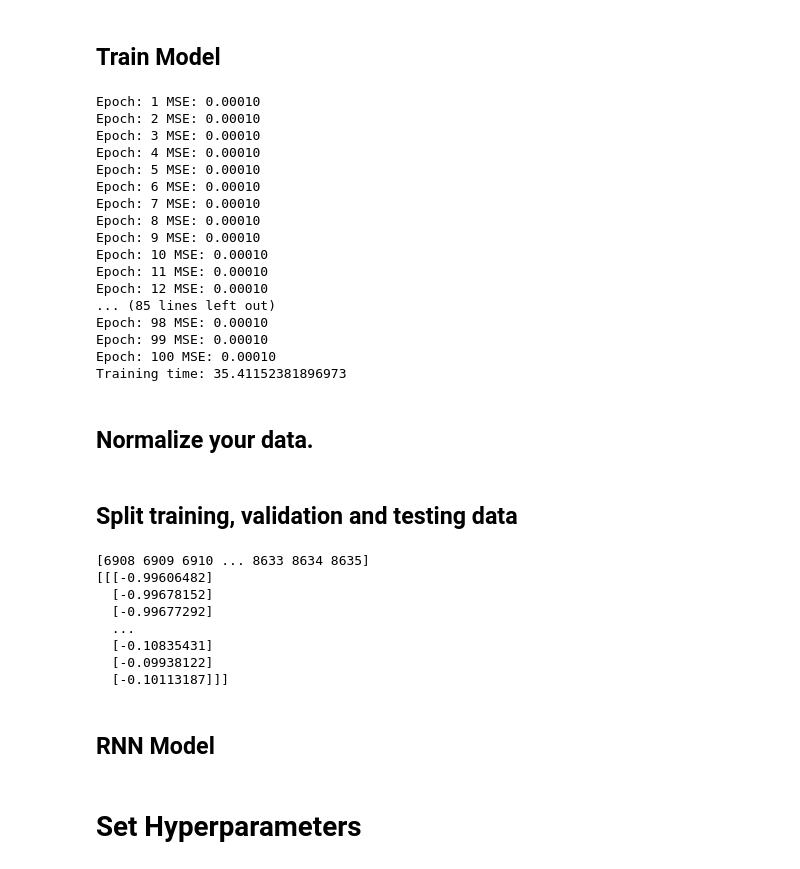
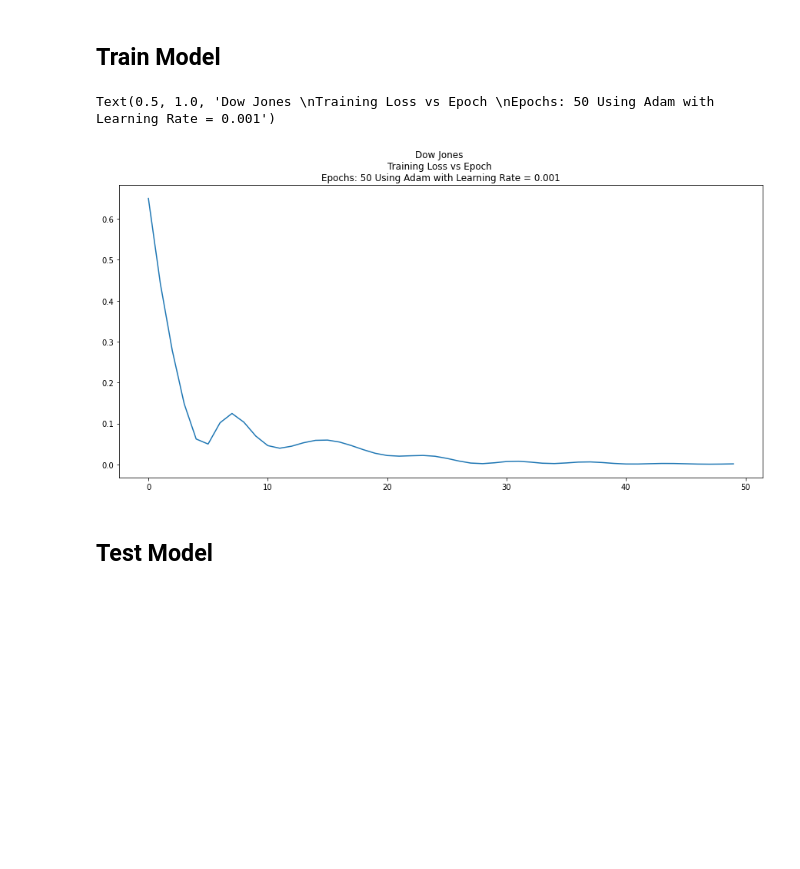
Before and after one commit to egagli/amath563, a Jupyter notebook: labs/7/Lab7_Template.ipynb, the cells around one changed output. Saved outputs shown, nothing was run; the diff lists cells and outputs as text; code cells hidden in the pictures; blank space fills up the shorter version.

```diff
--- a/labs/7/Lab7_Template.ipynb
+++ b/labs/7/Lab7_Template.ipynb
@@ -66,7 +72,9 @@ def normalize_and_split(stock, input_window,train_split):
 def np2tnsr(array):
     return torch.from_numpy(array).type(torch.Tensor)
 # %%
-Xtrain, Ytrain, Xtest, Ytest = normalize_and_split(stock, train_split=0.8, input_window = 10)
+train_split = 0.8
+input_window = 10
+Xtrain, Ytrain, Xtest, Ytest = normalize_and_split(stock, train_split=train_split, input_window = input_window)
 # %% [markdown]
 ## Define RNN (Here I used GRU)
 # %%
@@ -88,45 +95,24 @@ class GRU(nn.Module):
 ## Set Hyperparameters
 # %%
 input_dim = 1
-hidden_dim = 32
+hidden_dim = 16
 num_layers = 2
 output_dim = 1
-num_epochs = 100
+num_epochs = 50
 # %%
-model = GRU(input_dim=input_dim, hidden_dim=hidden_dim, output_dim=output_dim, num_layers=num_layers)
+model = GRUModel(input_dim=input_dim, hidden_dim=hidden_dim, output_dim=output_dim, num_layers=num_layers)
 criterion = torch.nn.MSELoss(reduction='mean')
 optimizer = torch.optim.Adam(model.parameters(), lr=0.01)
 # %% [markdown]
 ## Train Model
 # %%
-hist = np.zeros(num_epochs)
-start_time = time.time()
-lstm = []
+MSEs = np.zeros(num_epochs)
+
 for i in range(num_epochs):
     Ytrain_guess = model(Xtrain)
     loss = criterion(Ytrain_guess, Ytrain)
-    print(f'Epoch: {i+1} MSE: {loss.item():0.6f}')
-    hist[t] = loss.item()
+    #print(f'Epoch: {i+1} MSE: {loss.item():0.6f}')
+    MSEs[i] = loss.item()
     optimizer.zero_grad()
     loss.backward()
     optimizer.step()
-# %% [output]
-Epoch: 1 MSE: 0.00010
-Epoch: 2 MSE: 0.00010
-Epoch: 3 MSE: 0.00010
-Epoch: 4 MSE: 0.00010
-Epoch: 5 MSE: 0.00010
-Epoch: 6 MSE: 0.00010
-Epoch: 7 MSE: 0.00010
-Epoch: 8 MSE: 0.00010
-Epoch: 9 MSE: 0.00010
-Epoch: 10 MSE: 0.00010
-Epoch: 11 MSE: 0.00010
-Epoch: 12 MSE: 0.00010
-... (85 lines left out)
-Epoch: 98 MSE: 0.00010
-Epoch: 99 MSE: 0.00010
-Epoch: 100 MSE: 0.00010
-Training time: 35.41152381896973
-# %% [markdown]
-## Normalize your data.
@@ -136,2 +118,0 @@ normalized = scaler.fit_transform(stock['Open'].values.reshape(-1,1))
-# %% [markdown]
-## Split training, validation and testing data
@@ -220,17 +119,9 @@ def numpy_to_torch(Xtrain, Ytrain, Xtest, Ytest):
-# %%
-Ttrain, Ytrain, Ttest, Ytest = train_test_split(np.array(stock.index),normalized, split = 0.8)
-Xtrain,Ytrain = windowed_dataset(Ytrain)
-print(Ytrain)
-Xtrain, Ytrain, Xtest, Ytest = numpy_to_torch(Xtrain, Ytrain, Xtest, Ytest)
-#print(Xtrain.numpy())
-# %% [output]
-[6908 6909 6910 ... 8633 8634 8635]
-[[[-0.99606482]
-  [-0.99678152]
-  [-0.99677292]
-  ...
-  [-0.10835431]
-  [-0.09938122]
-  [-0.10113187]]]
+# %%
+f,ax=plt.subplots(figsize=(15,7))
+ax.plot(MSEs)
+ax.set_title(f'{stock_name} \nTraining Loss vs Epoch \nEpochs: {num_epochs} Using Adam with Learning Rate = 0.001')
+# %% [output]
+Text(0.5, 1.0, 'Dow Jones \nTraining Loss vs Epoch \nEpochs: 50 Using Adam with Learning Rate = 0.001')
+[figure, added]
 # %% [markdown]
-## RNN Model
+## Test Model
@@ -253,2 +127,0 @@ class GRUModel(nn.Module): # code from lab 7 slides
-# %% [markdown]
-# Set Hyperparameters
```
Also changed, not shown: parts of 19 cells of this notebook.
